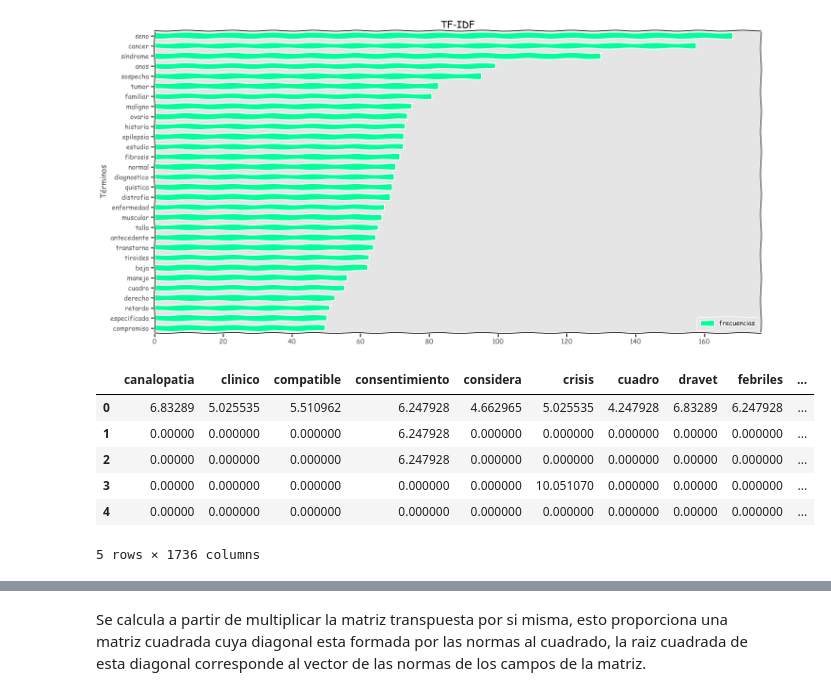
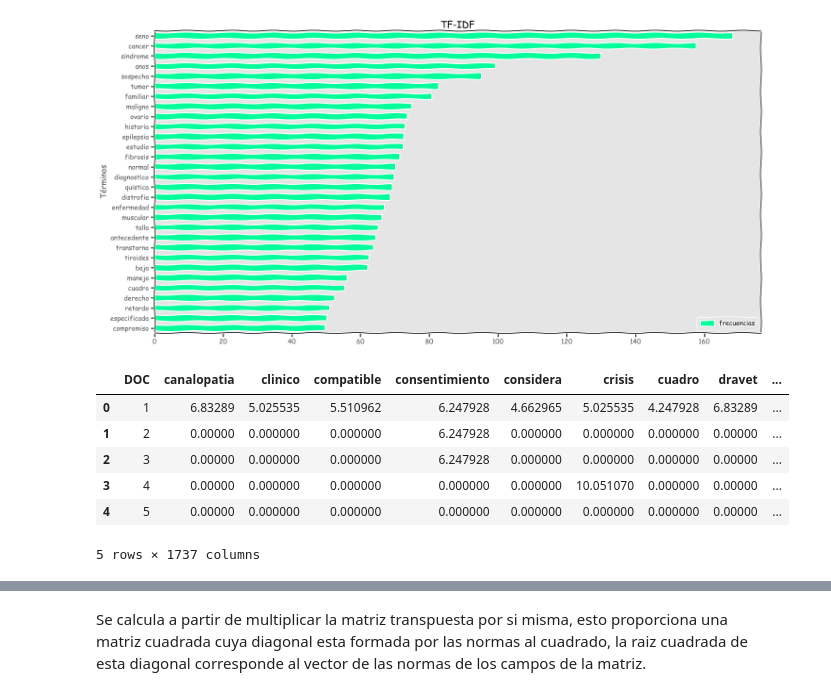
Before and after one commit to jevelezse/mineria_tesis, a Jupyter notebook: mineria_de texto.ipynb, the cells around one changed output, grey strips where cells are left out. Saved outputs shown, nothing was run; the diff lists cells and outputs as text; code cells hidden in the pictures.

```diff
--- a/mineria_de texto.ipynb
+++ b/mineria_de texto.ipynb
@@ -161,16 +165,16 @@ fig.savefig("TFIDF1.png",bbox_inches=0)
 idf1 = pd.read_csv('idffrecuencias1.csv') #calculado con R
 # %%
 idf1 = idf1.rename(columns={'Unnamed: 0': 'DOC'})
-del idf1['DOC']
+#idf1.set_index('DOC')
 idf1.head()
 # %% [output]
-|  | canalopatia | clinico | compatible | consentimiento | considera | crisis | cuadro | dravet | febriles | ... |
-| 0 | 6.83289 | 5.025535 | 5.510962 | 6.247928 | 4.662965 | 5.025535 | 4.247928 | 6.83289 | 6.247928 | ... |
-| 1 | 0.00000 | 0.000000 | 0.000000 | 6.247928 | 0.000000 | 0.000000 | 0.000000 | 0.00000 | 0.000000 | ... |
-| 2 | 0.00000 | 0.000000 | 0.000000 | 6.247928 | 0.000000 | 0.000000 | 0.000000 | 0.00000 | 0.000000 | ... |
-| 3 | 0.00000 | 0.000000 | 0.000000 | 0.000000 | 0.000000 | 10.051070 | 0.000000 | 0.00000 | 0.000000 | ... |
-| 4 | 0.00000 | 0.000000 | 0.000000 | 0.000000 | 0.000000 | 0.000000 | 0.000000 | 0.00000 | 0.000000 | ... |
+|  | DOC | canalopatia | clinico | compatible | consentimiento | considera | crisis | cuadro | dravet | ... |
+| 0 | 1 | 6.83289 | 5.025535 | 5.510962 | 6.247928 | 4.662965 | 5.025535 | 4.247928 | 6.83289 | ... |
+| 1 | 2 | 0.00000 | 0.000000 | 0.000000 | 6.247928 | 0.000000 | 0.000000 | 0.000000 | 0.00000 | ... |
+| 2 | 3 | 0.00000 | 0.000000 | 0.000000 | 6.247928 | 0.000000 | 0.000000 | 0.000000 | 0.00000 | ... |
+| 3 | 4 | 0.00000 | 0.000000 | 0.000000 | 0.000000 | 0.000000 | 10.051070 | 0.000000 | 0.00000 | ... |
+| 4 | 5 | 0.00000 | 0.000000 | 0.000000 | 0.000000 | 0.000000 | 0.000000 | 0.000000 | 0.00000 | ... |
-5 rows × 1736 columns
+5 rows × 1737 columns
 # %%
 mean_idf = idf1.mean(0)
 # %%
```
Also changed, not shown: parts of 31 cells of this notebook.
